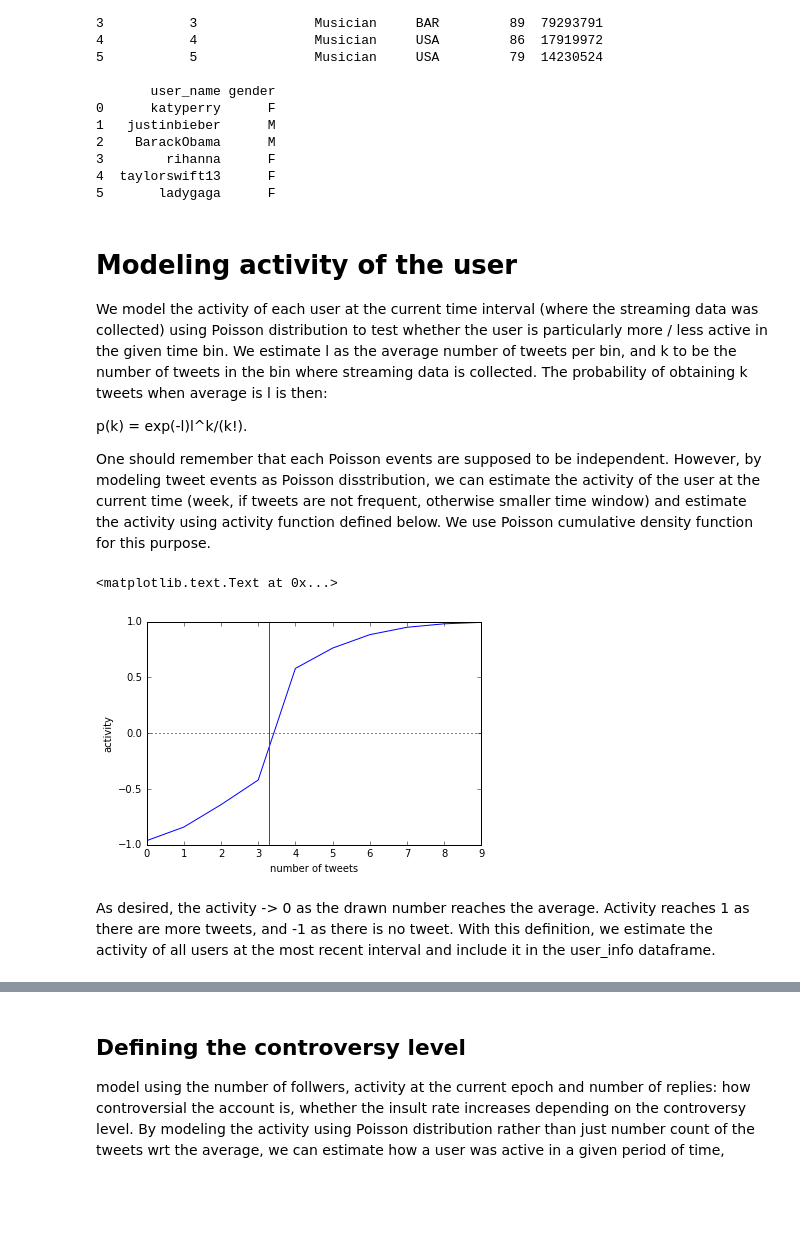
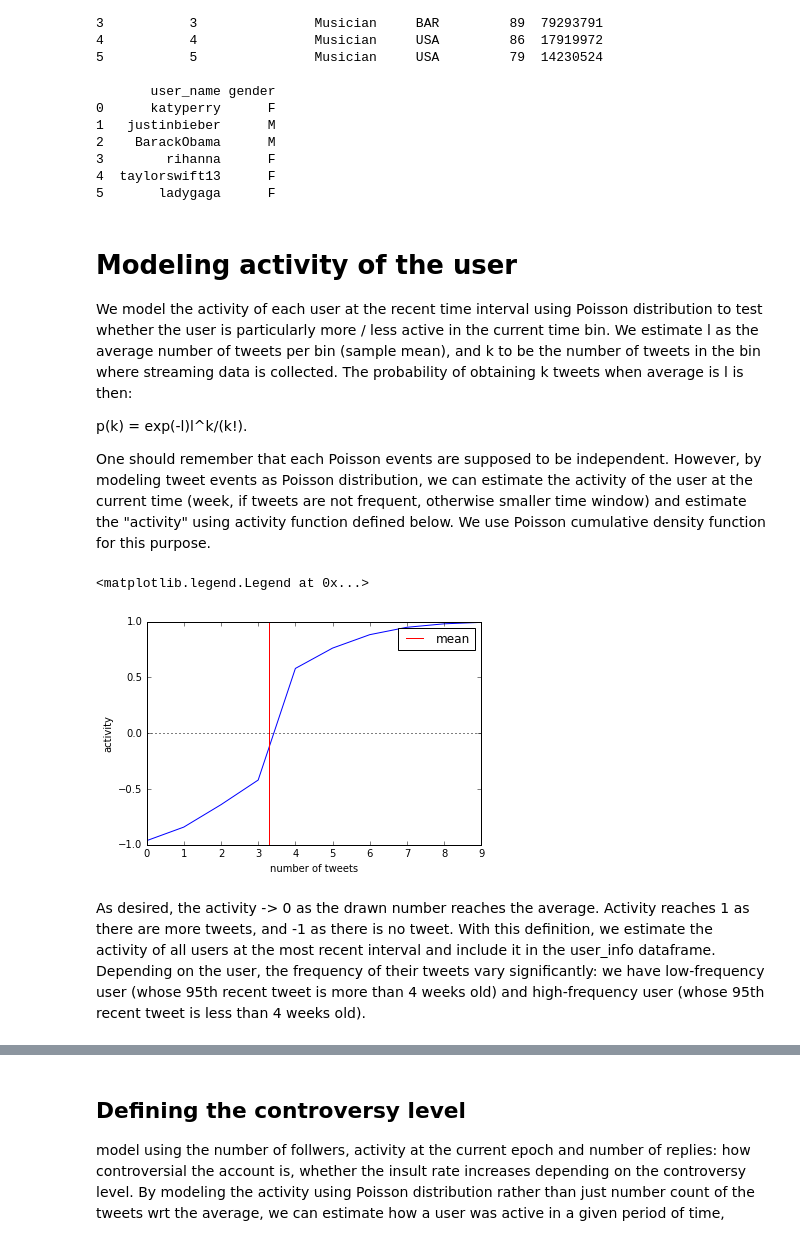
Before and after one commit to jee1213/twitter_sentiment, a Jupyter notebook: twitter_NLP_insult_GloVe_RNN.ipynb, the cells around one changed output, grey strips where cells are left out. Cells and saved outputs as stored; diff of their text form; code cells hidden in the pictures; blank space fills up the shorter version.

```diff
--- a/twitter_NLP_insult_GloVe_RNN.ipynb
+++ b/twitter_NLP_insult_GloVe_RNN.ipynb
@@ -98,11 +124,11 @@ def convert_time(twitter_time):
     return mk_dt(twitter_time)
 # %% [markdown]
 # Modeling activity of the user
-We model the activity of each user at the current time interval (where the streaming data was collected) using Poisson distribution to test whether the user is particularly more / less active in the given time bin. We estimate l as the average number of tweets per bin, and k to be the number of tweets in the bin where streaming data is collected. The probability of obtaining k tweets when average is l is then:
+We model the activity of each user at the recent time interval using Poisson distribution to test whether the user is particularly more / less active in the current time bin. We estimate l as the average number of tweets per bin (sample mean), and k to be the number of tweets in the bin where streaming data is collected. The probability of obtaining k tweets when average is l is then:
 
 p(k) = exp(-l)l^k/(k!).
 
-One should remember that each Poisson events are supposed to be independent. However, by modeling tweet events as Poisson disstribution, we can estimate the activity of the user at the current time (week, if tweets are not frequent, otherwise smaller time window) and estimate the activity using activity function defined below. We use Poisson cumulative density function for this purpose.
+One should remember that each Poisson events are supposed to be independent. However, by modeling tweet events as Poisson distribution, we can estimate the activity of the user at the current time (week, if tweets are not frequent, otherwise smaller time window) and estimate the "activity" using activity function defined below. We use Poisson cumulative density function for this purpose.
 # %%
 from scipy.stats import poisson
  #use poisson cumulative distribution function to estimate the activity level of the user
@@ -124,19 +152,20 @@ def calc_act(x,l):
 # %%
 # Visualize how the activity function look like
 l=3.3
 n=10
 x = [i for i in range(n)]
 arr = [calc_act(i,l) for i in range(n)]
 plt.plot(x,arr)
-plt.axhline(y=0,color='black',linestyle=':',)
-plt.axvline(x=l,color='r')
+plt.axhline(y=0,color='black',linestyle=':')
+plt.axvline(x=l,color='r',label = 'mean')
 plt.ylabel("activity")
 plt.xlabel("number of tweets")
+plt.legend()
 # getting average count means the activity is a bit "low" (by ~10%), because Poisson distribution is not symmetric.
 # the plot is drown to the highest value of the given sample : when x = 7, the user is (more or less) 100% more active.
 # %% [output]
-<matplotlib.text.Text at 0x...>
+<matplotlib.legend.Legend at 0x...>
-[figure, old version]
+[figure, new version]
 # %% [markdown]
-As desired, the activity -> 0 as the drawn number reaches the average. Activity reaches 1 as there are more tweets, and -1 as there is no tweet. With this definition, we estimate the activity of all users at the most recent interval and include it in the user_info dataframe.
+As desired, the activity -> 0 as the drawn number reaches the average. Activity reaches 1 as there are more tweets, and -1 as there is no tweet. With this definition, we estimate the activity of all users at the most recent interval and include it in the user_info dataframe. Depending on the user, the frequency of their tweets vary significantly: we have low-frequency user (whose 95th recent tweet is more than 4 weeks old) and high-frequency user (whose 95th recent tweet is less than 4 weeks old).
 # %%
```
Also changed, not shown: parts of 87 cells of this notebook, 1 other file.
